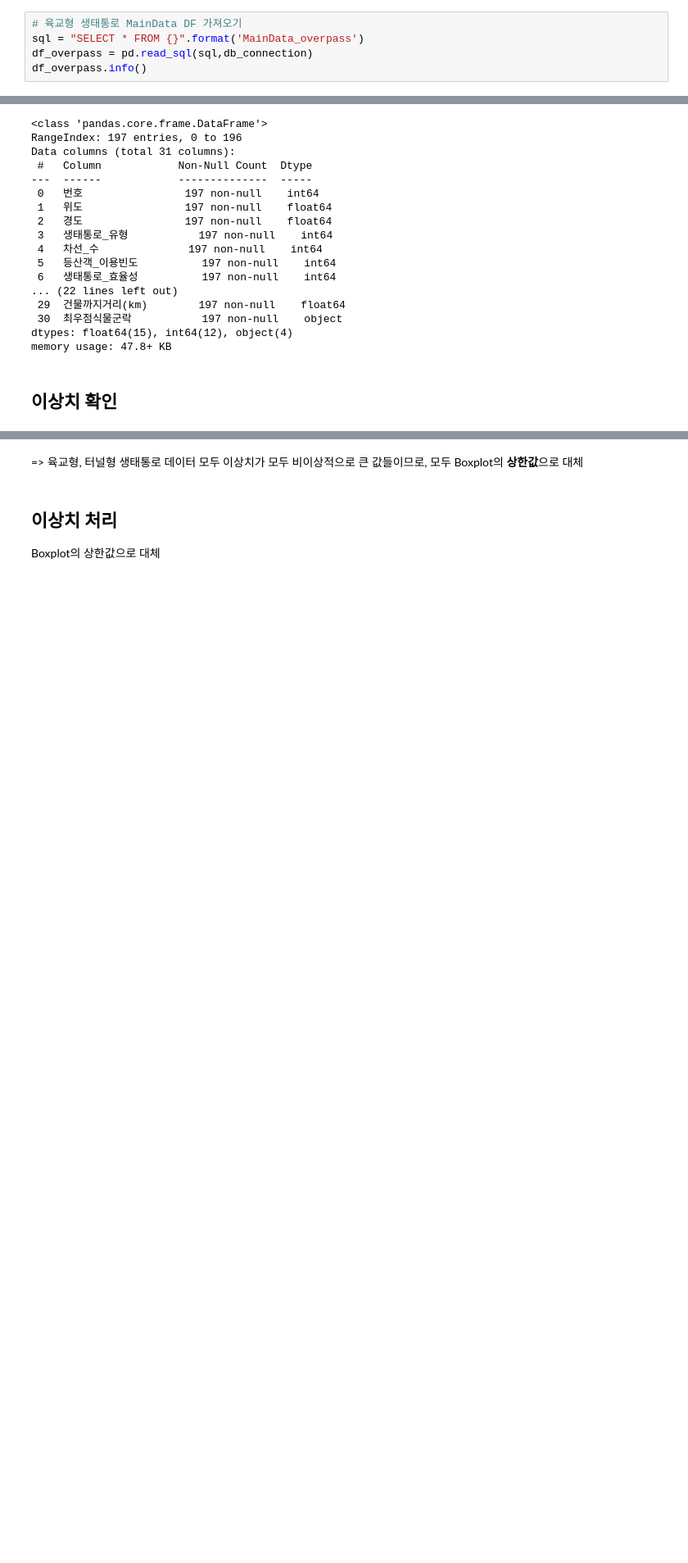
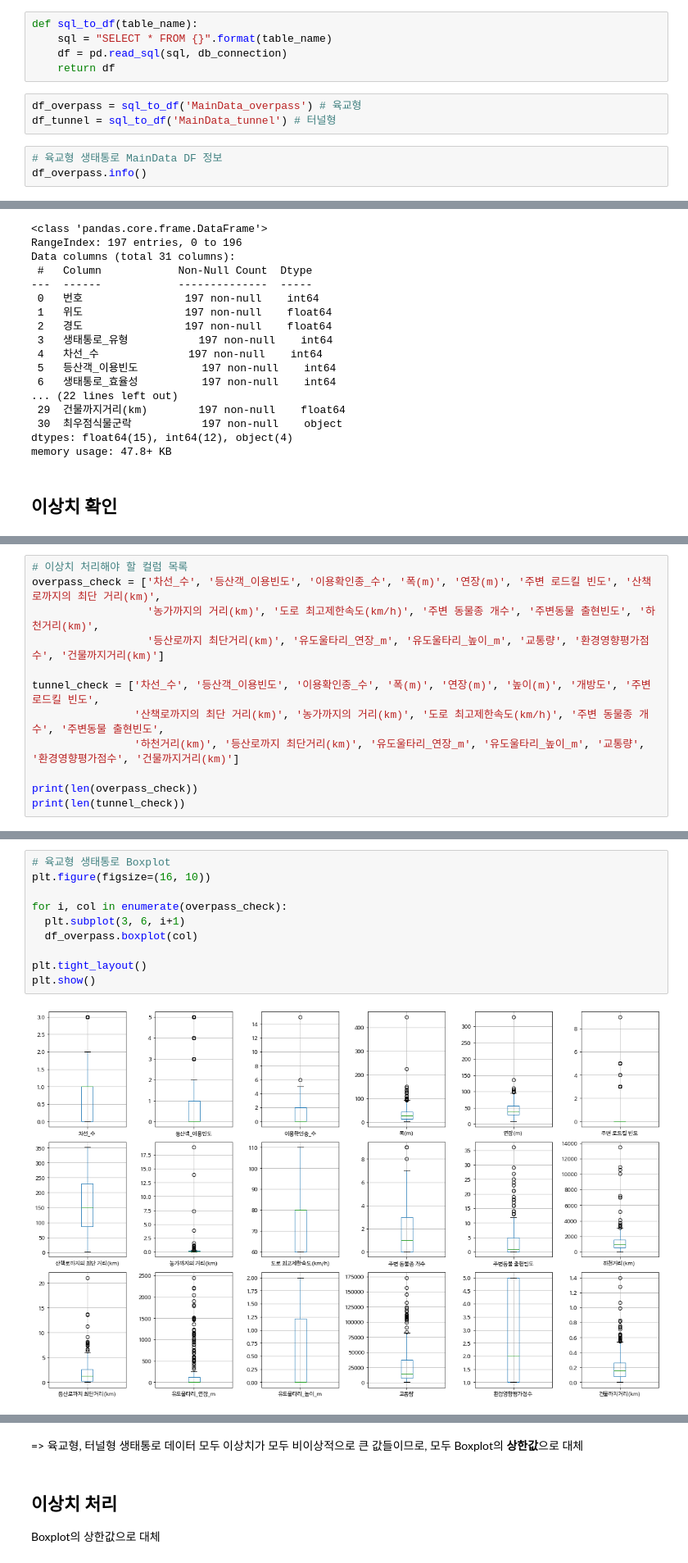
Before and after one commit to HKLeeeee/datacampus_dao, a Jupyter notebook: preprocessing/MainData 결측치 및 이상치 전처리.ipynb, the cells around one changed output, grey strips where cells are left out. Shown at 82% size. Cells and saved outputs as stored; diff of their text form; blank space fills up the shorter version.

Commit message:
MainData 최종 전처리

```diff
--- a/preprocessing/MainData 결측치 및 이상치 전처리.ipynb
+++ b/preprocessing/MainData 결측치 및 이상치 전처리.ipynb
@@ -53,10 +49,16 @@ try :
     conn = db_connection.connect()
 except :
     print('fail to connect db')
+# %%
+def sql_to_df(table_name):
+    sql = "SELECT * FROM {}".format(table_name)
+    df = pd.read_sql(sql, db_connection)
+    return df
+# %%
+df_overpass = sql_to_df('MainData_overpass') # 육교형
+df_tunnel = sql_to_df('MainData_tunnel') # 터널형
 # %%
-# 육교형 생태통로 MainData DF 가져오기
-sql = "SELECT * FROM {}".format('MainData_overpass')
-df_overpass = pd.read_sql(sql,db_connection)
+# 육교형 생태통로 MainData DF 정보
 df_overpass.info()
 # %% [output]
 <class 'pandas.core.frame.DataFrame'>
@@ -115,0 +104,12 @@ df_tunnel.boxplot(column = ['폭(m)','연장(m)','높이(m)','개방도'])
+# %%
+# 이상치 처리해야 할 컬럼 목록
+overpass_check = ['차선_수', '등산객_이용빈도', '이용확인종_수', '폭(m)', '연장(m)', '주변 로드킬 빈도', '산책로까지의 최단 거리(km)',
+                  '농가까지의 거리(km)', '도로 최고제한속도(km/h)', '주변 동물종 개수', '주변동물 출현빈도', '하천거리(km)',
+                  '등산로까지 최단거리(km)', '유도울타리_연장_m', '유도울타리_높이_m', '교통량', '환경영향평가점수', '건물까지거리(km)']
+
+tunnel_check = ['차선_수', '등산객_이용빈도', '이용확인종_수', '폭(m)', '연장(m)', '높이(m)', '개방도', '주변 로드킬 빈도',
+                '산책로까지의 최단 거리(km)', '농가까지의 거리(km)', '도로 최고제한속도(km/h)', '주변 동물종 개수', '주변동물 출현빈도',
+                '하천거리(km)', '등산로까지 최단거리(km)', '유도울타리_연장_m', '유도울타리_높이_m', '교통량', '환경영향평가점수', '건물까지거리(km)']
+
+print(len(overpass_check))
+print(len(tunnel_check))
@@ -115,0 +119,12 @@ df_tunnel.boxplot(column = ['폭(m)','연장(m)','높이(m)','개방도'])
+# %%
+# 육교형 생태통로 Boxplot
+plt.figure(figsize=(16, 10))
+
+for i, col in enumerate(overpass_check):
+  plt.subplot(3, 6, i+1)
+  df_overpass.boxplot(col)
+
+plt.tight_layout()
+plt.show()
+# %% [output]
+[figure, added]
```
Also changed, not shown: parts of 29 cells of this notebook.
